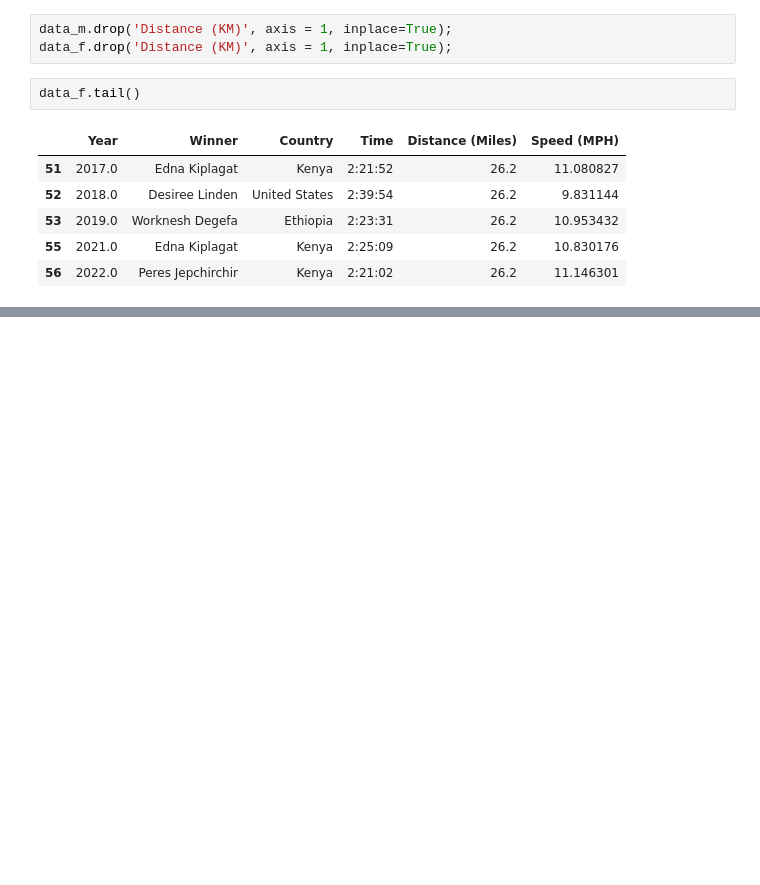
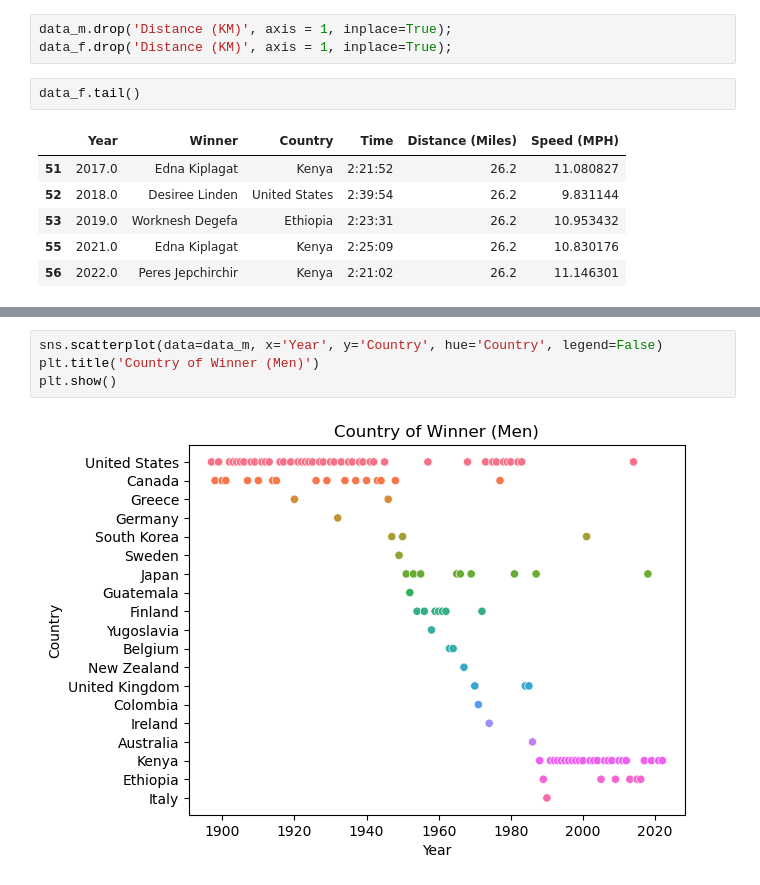
Before and after one commit to jembar-cpp/CS4650-Capstone, a Jupyter notebook: Capstone.ipynb, the cells around one changed output, grey strips where cells are left out. Saved outputs shown, nothing was run; the diff lists cells and outputs as text; blank space fills up the shorter version.

```diff
--- a/Capstone.ipynb
+++ b/Capstone.ipynb
@@ -102,0 +129,6 @@ data_f.tail()
+# %%
+sns.scatterplot(data=data_m, x='Year', y='Country', hue='Country', legend=False)
+plt.title('Country of Winner (Men)')
+plt.show()
+# %% [output]
+[figure, added]
```
Also changed, not shown: parts of 8 cells of this notebook.
